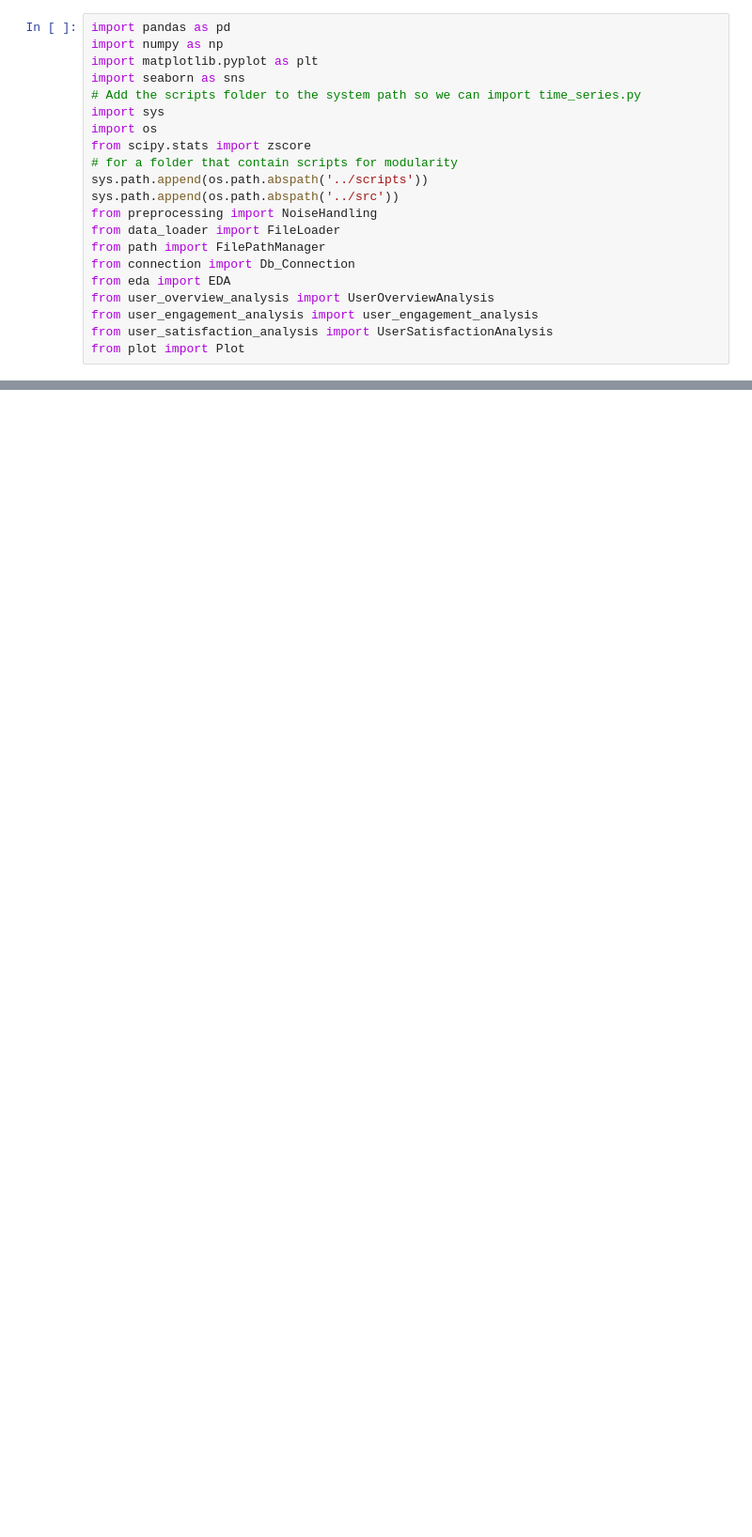
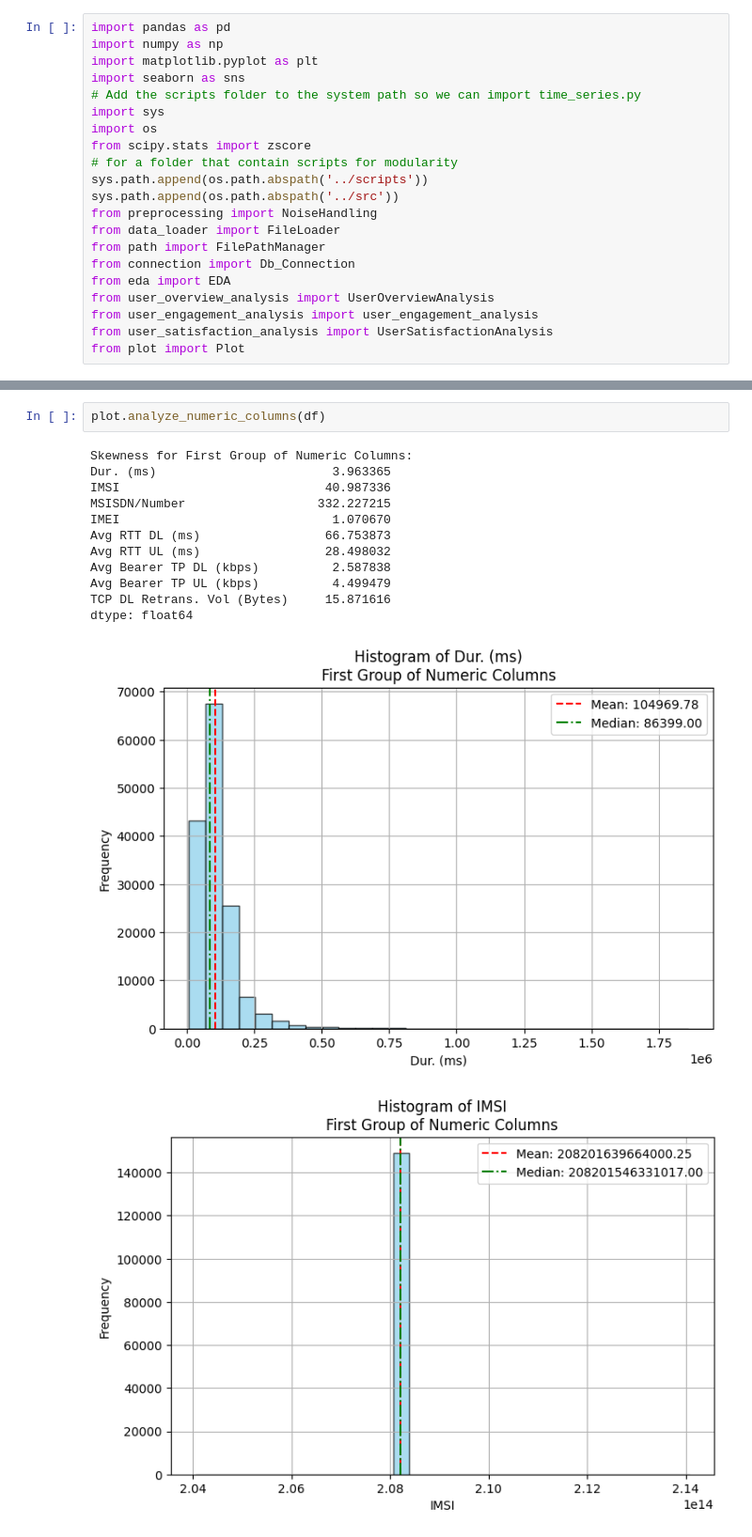
Before and after one commit to amsalugetasew/10_Academy_AI_Mastery_kifiya_Week_2_v1, a Jupyter notebook: Notebooks/main.ipynb, the cells around one changed output, grey strips where cells are left out. Shown at 94% size. Saved outputs shown, nothing was run; the diff lists cells and outputs as text; blank space fills up the shorter version.

```diff
--- a/Notebooks/main.ipynb
+++ b/Notebooks/main.ipynb
@@ -47,0 +450,16 @@ from plot import Plot
+# %%
+plot.analyze_numeric_columns(df)
+# %% [output]
+Skewness for First Group of Numeric Columns:
+Dur. (ms)                        3.963365
+IMSI                            40.987336
+MSISDN/Number                  332.227215
+IMEI                             1.070670
+Avg RTT DL (ms)                 66.753873
+Avg RTT UL (ms)                 28.498032
+Avg Bearer TP DL (kbps)          2.587838
+Avg Bearer TP UL (kbps)          4.499479
+TCP DL Retrans. Vol (Bytes)     15.871616
+dtype: float64
+[figure, added]
+[figure, added]
```
Also changed, not shown: parts of 57 cells of this notebook.
